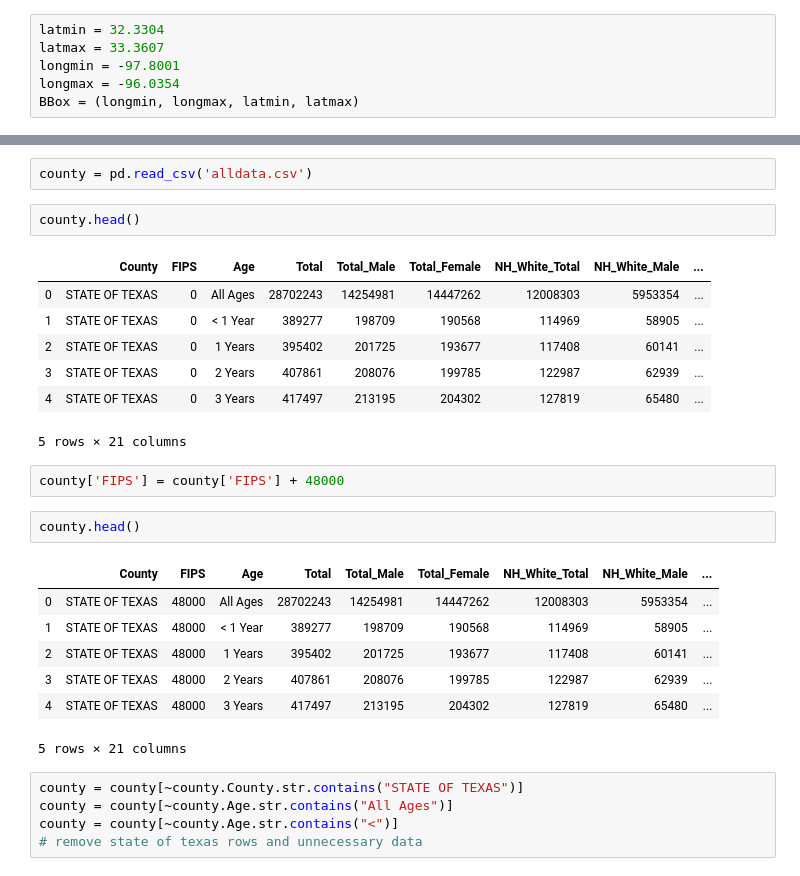
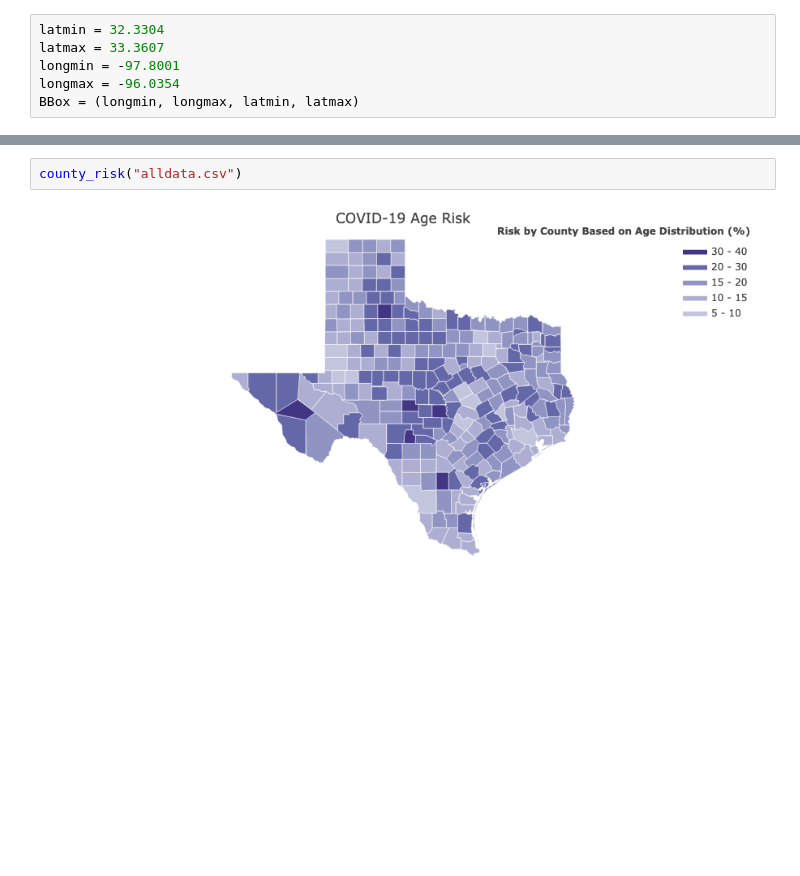
Before and after one commit to kunalrye/COVID19, a Jupyter notebook: COVID19.ipynb, the cells around one changed output, grey strips where cells are left out. Saved outputs shown, nothing was run; the diff lists cells and outputs as text; blank space fills up the shorter version.

```diff
--- a/COVID19.ipynb
+++ b/COVID19.ipynb
@@ -117,29 +168,4 @@ Image(pio.to_image(fig, format='png'))
 # %%
-county = pd.read_csv('alldata.csv')
+county_risk("alldata.csv")
+# %% [output]
+[figure, added]
-# %%
-county.head()
-# %% [output]
-|  | County | FIPS | Age | Total | Total_Male | Total_Female | NH_White_Total | NH_White_Male | ... |
-| 0 | STATE OF TEXAS | 0 | All Ages | 28702243 | 14254981 | 14447262 | 12008303 | 5953354 | ... |
-| 1 | STATE OF TEXAS | 0 | < 1 Year | 389277 | 198709 | 190568 | 114969 | 58905 | ... |
-| 2 | STATE OF TEXAS | 0 | 1 Years | 395402 | 201725 | 193677 | 117408 | 60141 | ... |
-| 3 | STATE OF TEXAS | 0 | 2 Years | 407861 | 208076 | 199785 | 122987 | 62939 | ... |
-| 4 | STATE OF TEXAS | 0 | 3 Years | 417497 | 213195 | 204302 | 127819 | 65480 | ... |
-5 rows × 21 columns
-# %%
-county['FIPS'] = county['FIPS'] + 48000
-# %%
-county.head()
-# %% [output]
-|  | County | FIPS | Age | Total | Total_Male | Total_Female | NH_White_Total | NH_White_Male | ... |
-| 0 | STATE OF TEXAS | 48000 | All Ages | 28702243 | 14254981 | 14447262 | 12008303 | 5953354 | ... |
-| 1 | STATE OF TEXAS | 48000 | < 1 Year | 389277 | 198709 | 190568 | 114969 | 58905 | ... |
-| 2 | STATE OF TEXAS | 48000 | 1 Years | 395402 | 201725 | 193677 | 117408 | 60141 | ... |
-| 3 | STATE OF TEXAS | 48000 | 2 Years | 407861 | 208076 | 199785 | 122987 | 62939 | ... |
-| 4 | STATE OF TEXAS | 48000 | 3 Years | 417497 | 213195 | 204302 | 127819 | 65480 | ... |
-5 rows × 21 columns
-# %%
-county = county[~county.County.str.contains("STATE OF TEXAS")]
-county = county[~county.Age.str.contains("All Ages")]
-county = county[~county.Age.str.contains("<")]
-# remove state of texas rows and unnecessary data
```
Also changed, not shown: parts of 33 cells of this notebook.
